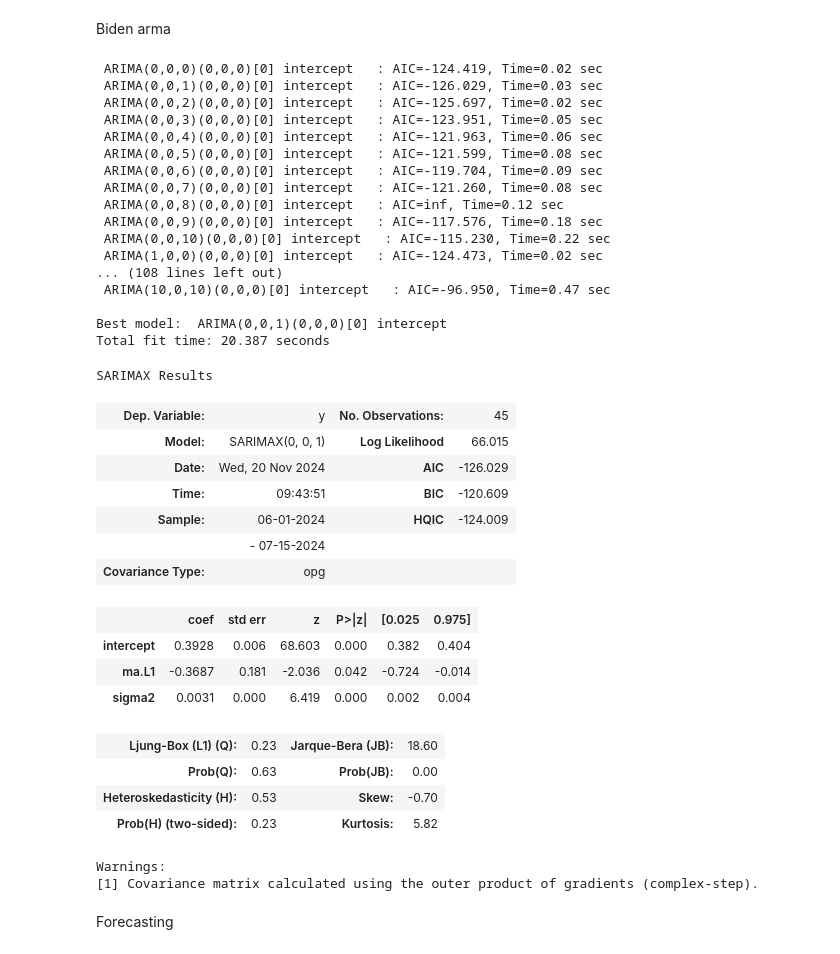
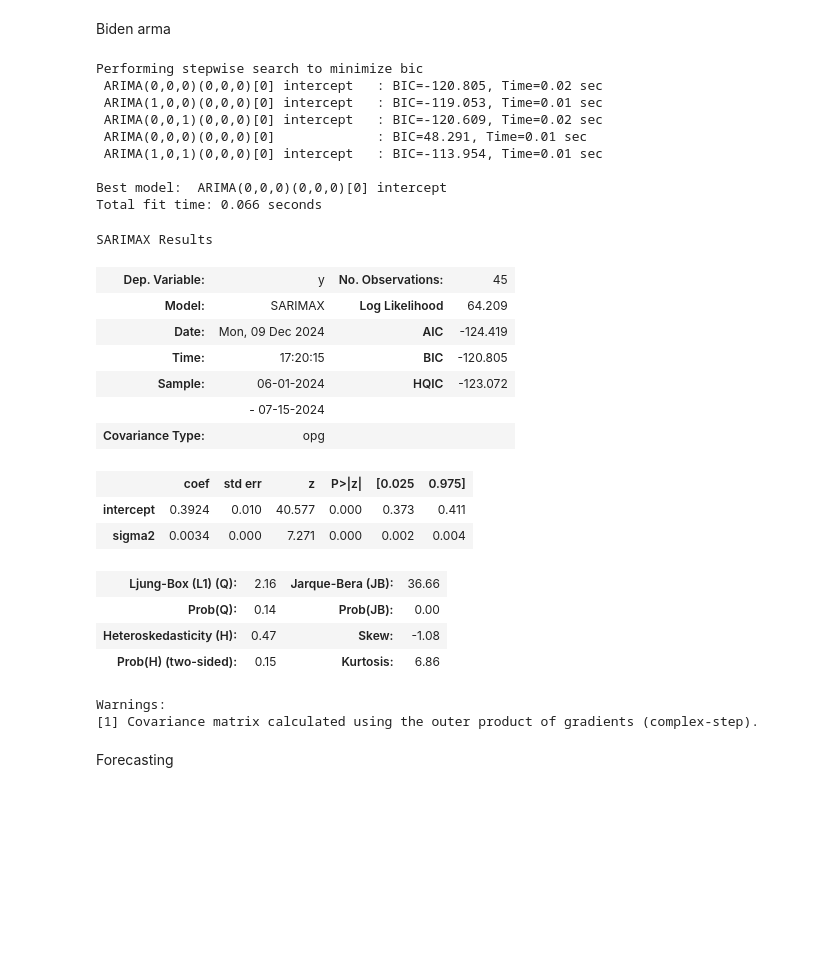
Before and after one commit to bnvulpe/votecore, a Jupyter notebook: scripts/data_mining.ipynb, the cells around one changed output. Cells and saved outputs as stored; diff of their text form; code cells hidden in the pictures; blank space fills up the shorter version.

```diff
--- a/scripts/data_mining.ipynb
+++ b/scripts/data_mining.ipynb
@@ -596,44 +647,35 @@ Warnings:
 # %% [markdown]
 Biden arma
 # %%
-biden_arima = pm.auto_arima(biden_love_train, seasonal = False, stationary=True, stepwise = False, suppress_warnings = True, error_action = "ignore", trace = True,
-                            start_p=0, start_q=0, max_p=10, max_q=10, n_fits=1000, max_order=None)
+biden_arima = pm.auto_arima(biden_love_train, seasonal = False, stationary=True, stepwise = True, suppress_warnings = True, error_action = "ignore", trace = True,
+                            start_p=0, start_q=0, max_p=None, max_q=None, n_fits=1000, max_order=None, information_criterion='bic')
 
 biden_arima.summary()
 # %% [output]
- ARIMA(0,0,0)(0,0,0)[0] intercept   : AIC=-124.419, Time=0.02 sec
- ARIMA(0,0,1)(0,0,0)[0] intercept   : AIC=-126.029, Time=0.03 sec
- ARIMA(0,0,2)(0,0,0)[0] intercept   : AIC=-125.697, Time=0.02 sec
- ARIMA(0,0,3)(0,0,0)[0] intercept   : AIC=-123.951, Time=0.05 sec
- ARIMA(0,0,4)(0,0,0)[0] intercept   : AIC=-121.963, Time=0.06 sec
- ARIMA(0,0,5)(0,0,0)[0] intercept   : AIC=-121.599, Time=0.08 sec
- ARIMA(0,0,6)(0,0,0)[0] intercept   : AIC=-119.704, Time=0.09 sec
- ARIMA(0,0,7)(0,0,0)[0] intercept   : AIC=-121.260, Time=0.08 sec
- ARIMA(0,0,8)(0,0,0)[0] intercept   : AIC=inf, Time=0.12 sec
- ARIMA(0,0,9)(0,0,0)[0] intercept   : AIC=-117.576, Time=0.18 sec
- ARIMA(0,0,10)(0,0,0)[0] intercept   : AIC=-115.230, Time=0.22 sec
- ARIMA(1,0,0)(0,0,0)[0] intercept   : AIC=-124.473, Time=0.02 sec
-... (108 lines left out)
- ARIMA(10,0,10)(0,0,0)[0] intercept   : AIC=-96.950, Time=0.47 sec
+Performing stepwise search to minimize bic
+ ARIMA(0,0,0)(0,0,0)[0] intercept   : BIC=-120.805, Time=0.02 sec
+ ARIMA(1,0,0)(0,0,0)[0] intercept   : BIC=-119.053, Time=0.01 sec
+ ARIMA(0,0,1)(0,0,0)[0] intercept   : BIC=-120.609, Time=0.02 sec
+ ARIMA(0,0,0)(0,0,0)[0]             : BIC=48.291, Time=0.01 sec
+ ARIMA(1,0,1)(0,0,0)[0] intercept   : BIC=-113.954, Time=0.01 sec
 
-Best model:  ARIMA(0,0,1)(0,0,0)[0] intercept
-Total fit time: 20.387 seconds
+Best model:  ARIMA(0,0,0)(0,0,0)[0] intercept
+Total fit time: 0.066 seconds
 SARIMAX Results
 | Dep. Variable: | y | No. Observations: | 45 |
-| Model: | SARIMAX(0, 0, 1) | Log Likelihood | 66.015 |
-| Date: | Wed, 20 Nov 2024 | AIC | -126.029 |
-| Time: | 09:43:51 | BIC | -120.609 |
-| Sample: | 06-01-2024 | HQIC | -124.009 |
+| Model: | SARIMAX | Log Likelihood | 64.209 |
+| Date: | Mon, 09 Dec 2024 | AIC | -124.419 |
+| Time: | 17:20:15 | BIC | -120.805 |
+| Sample: | 06-01-2024 | HQIC | -123.072 |
 |  | - 07-15-2024 |  |  |
 | Covariance Type: | opg |  |  |
 |  | coef | std err | z | P>|z| | [0.025 | 0.975] |
-| intercept | 0.3928 | 0.006 | 68.603 | 0.000 | 0.382 | 0.404 |
-| ma.L1 | -0.3687 | 0.181 | -2.036 | 0.042 | -0.724 | -0.014 |
-| sigma2 | 0.0031 | 0.000 | 6.419 | 0.000 | 0.002 | 0.004 |
+| intercept | 0.3924 | 0.010 | 40.577 | 0.000 | 0.373 | 0.411 |
+| sigma2 | 0.0034 | 0.000 | 7.271 | 0.000 | 0.002 | 0.004 |
-| Ljung-Box (L1) (Q): | 0.23 | Jarque-Bera (JB): | 18.60 |
-| Prob(Q): | 0.63 | Prob(JB): | 0.00 |
-| Heteroskedasticity (H): | 0.53 | Skew: | -0.70 |
-| Prob(H) (two-sided): | 0.23 | Kurtosis: | 5.82 |
+| Ljung-Box (L1) (Q): | 2.16 | Jarque-Bera (JB): | 36.66 |
+| Prob(Q): | 0.14 | Prob(JB): | 0.00 |
+| Heteroskedasticity (H): | 0.47 | Skew: | -1.08 |
+| Prob(H) (two-sided): | 0.15 | Kurtosis: | 6.86 |
 Warnings:
 [1] Covariance matrix calculated using the outer product of gradients (complex-step).
 # %% [markdown]
```
Also changed, not shown: parts of 3 cells of this notebook.
